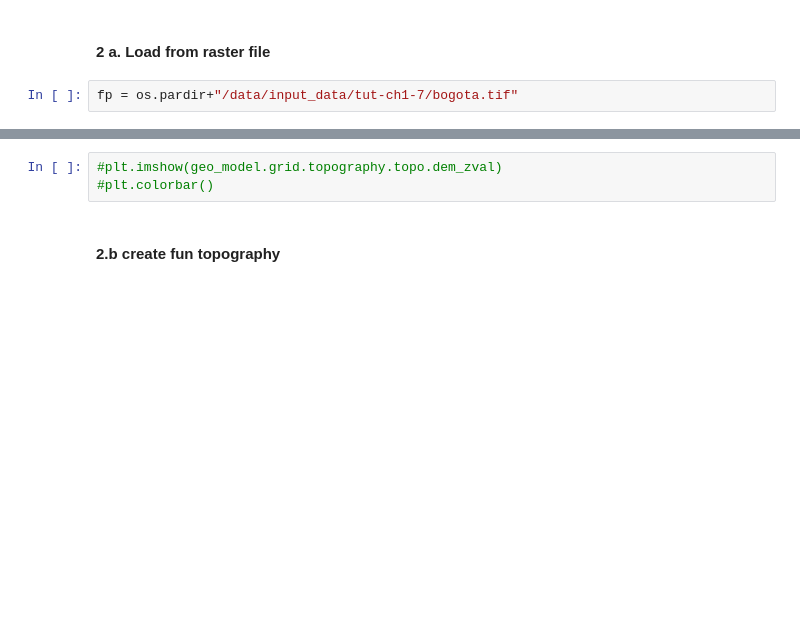
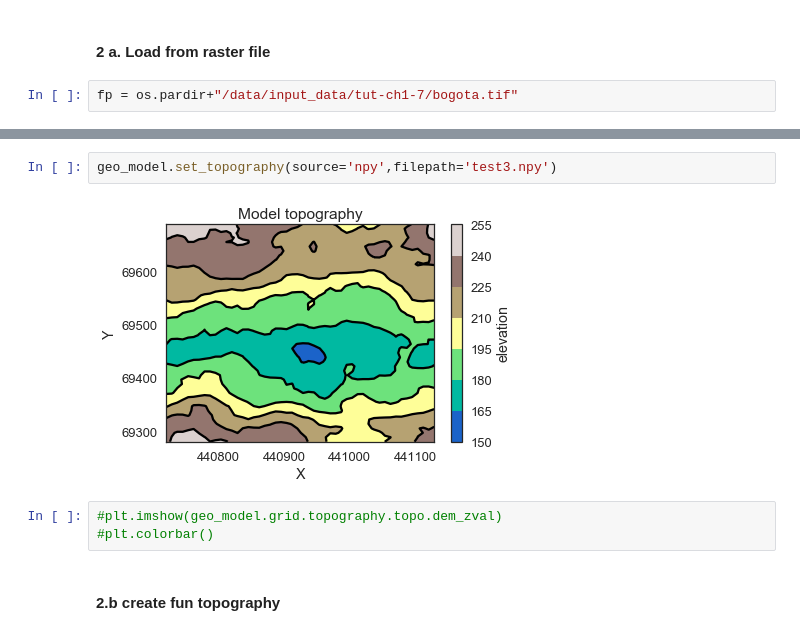
Before and after one commit to gempy-project/gempy, a Jupyter notebook: notebooks/tutorials/ch1-7-Adding_Topography.ipynb, the cells around one changed output, grey strips where cells are left out. Saved outputs shown, nothing was run; the diff lists cells and outputs as text; blank space fills up the shorter version.

```diff
--- a/notebooks/tutorials/ch1-7-Adding_Topography.ipynb
+++ b/notebooks/tutorials/ch1-7-Adding_Topography.ipynb
@@ -55,3 +59,7 @@ storing converted file...
+# %%
+geo_model.set_topography(source='npy',filepath='test3.npy')
+# %% [output]
+[figure, added]
 # %%
 #plt.imshow(geo_model.grid.topography.topo.dem_zval)
 #plt.colorbar()
```
Also changed, not shown: parts of 5 cells of this notebook, 2 other files.
